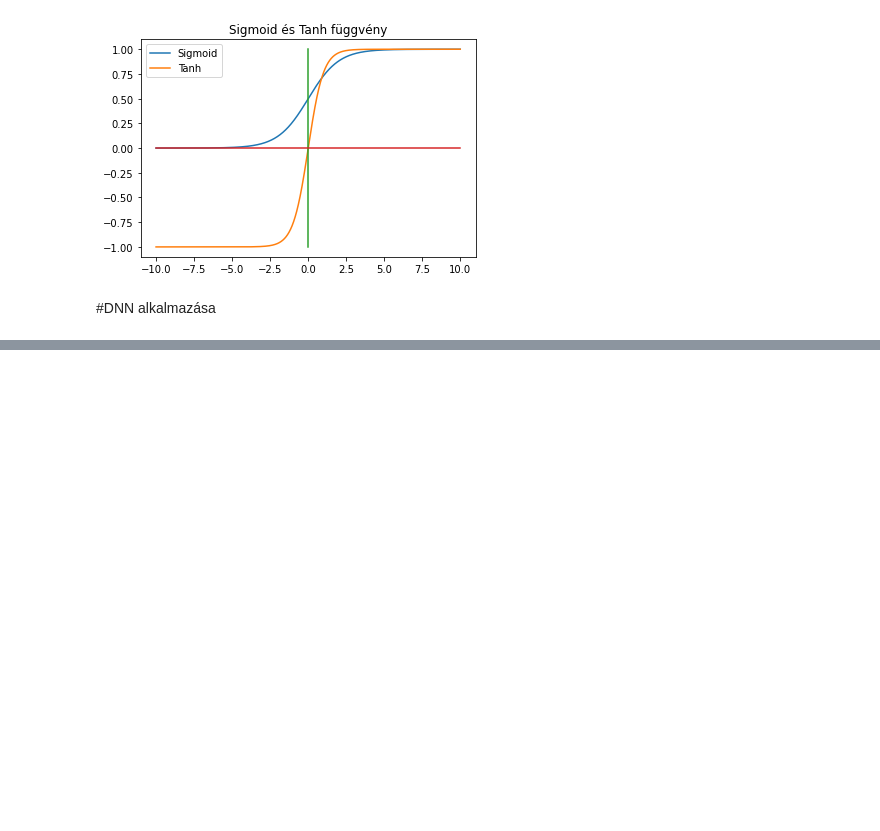
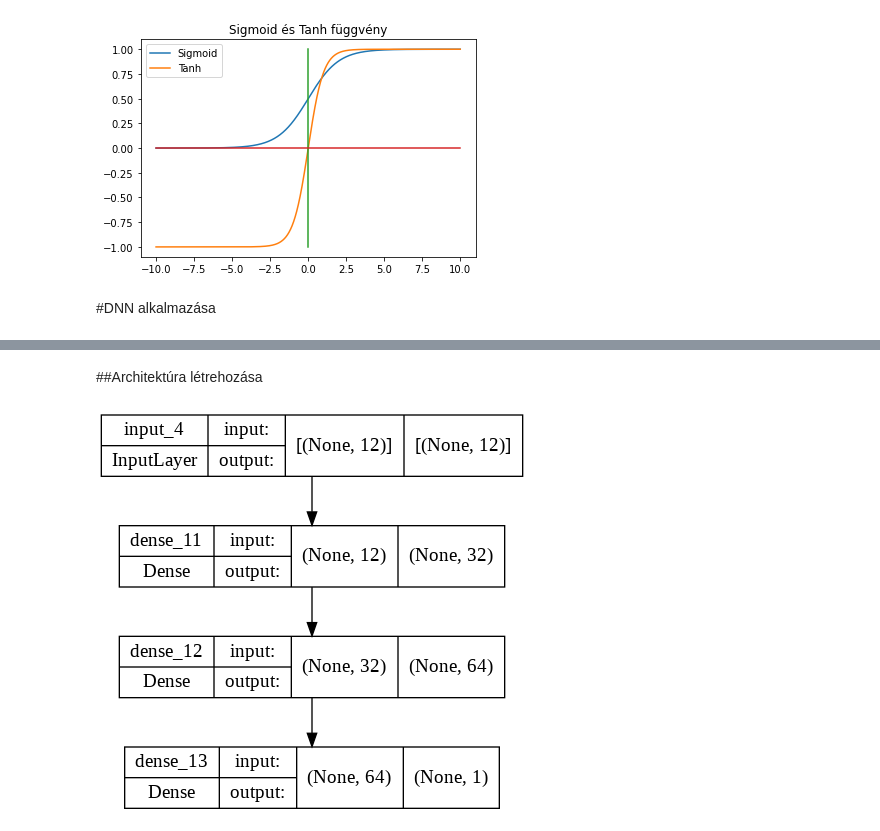
Before and after one commit to alizmarossy/FAKT_ML, a Jupyter notebook: 2_miniprojekt.ipynb, the cells around one changed output, grey strips where cells are left out. Saved outputs shown, nothing was run; the diff lists cells and outputs as text; code cells hidden in the pictures; blank space fills up the shorter version.

```diff
--- a/2_miniprojekt.ipynb
+++ b/2_miniprojekt.ipynb
@@ -72,0 +185,2 @@ ParserError: ignored
+# %%
+normalizer.fit(x_train)
@@ -72,0 +189,3 @@ ParserError: ignored
+# %%
+x_train = normalizer.fit_transform(x_train)
+x_test = normalizer.transform(x_test)
@@ -72,0 +224,2 @@ ParserError: ignored
+# %% [markdown]
+##Architektúra létrehozása
@@ -72,0 +231,11 @@ ParserError: ignored
+# %%
+input = Input(shape=(x_train.shape[1]))
+x = Dense(32, activation='relu')(input)
+x = Dense(64, activation='relu')(x)
+output = Dense(1, activation='sigmoid')(x)
+# %%
+model = keras.Model(input, output)
+# %%
+plot_model(model, show_shapes=True)
+# %% [output]
+[figure, added]
```
Also changed, not shown: parts of 26 cells of this notebook.
